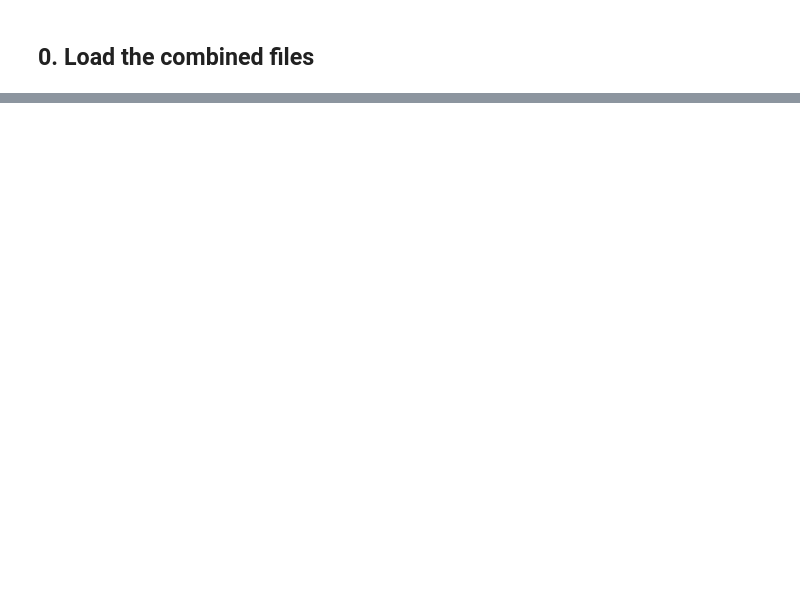
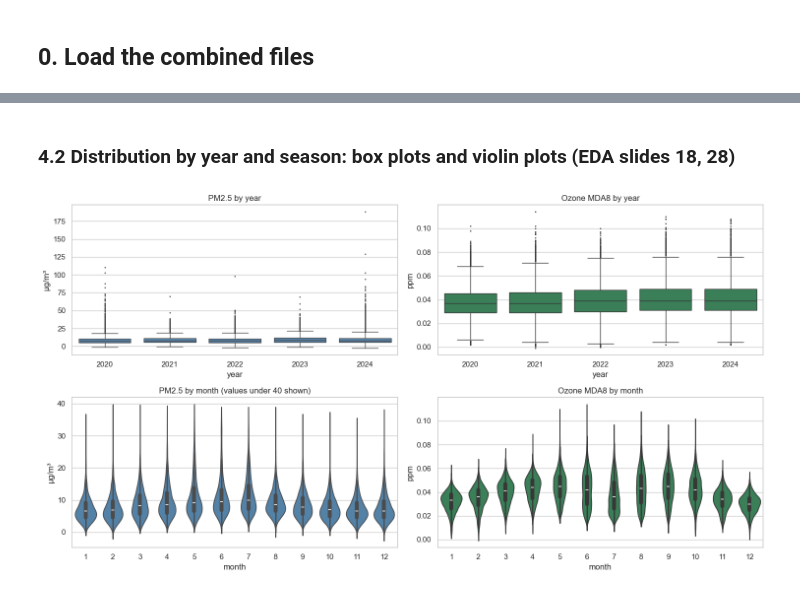
Before and after one commit to Haneenal2/data-mining-, a Jupyter notebook: notebooks/02_data_cleaning.ipynb, the cells around one changed output, grey strips where cells are left out. Cells and saved outputs as stored; diff of their text form; code cells hidden in the pictures; blank space fills up the shorter version.

```diff
--- a/notebooks/02_data_cleaning.ipynb
+++ b/notebooks/02_data_cleaning.ipynb
@@ -387,0 +423,20 @@ The original EPA files, the Texas filtered files and the combined files were not
+# %% [markdown]
+### 4.2 Distribution by year and season: box plots and violin plots (EDA slides 18, 28)
+# %%
+pm_clean["month"] = pd.to_datetime(pm_clean["date_local"]).dt.month
+oz_clean["month"] = pd.to_datetime(oz_clean["date_local"]).dt.month
+
+fig, axes = plt.subplots(2, 2, figsize=(15, 8))
+sns.boxplot(data=pm_clean, x="year", y="pm25_ugm3", ax=axes[0, 0], fliersize=1, color="steelblue")
+axes[0, 0].set_title("PM2.5 by year"); axes[0, 0].set_ylabel("µg/m³")
+sns.boxplot(data=oz_clean, x="year", y="ozone_mda8_ppm", ax=axes[0, 1], fliersize=1, color="seagreen")
+axes[0, 1].set_title("Ozone MDA8 by year"); axes[0, 1].set_ylabel("ppm")
+sns.violinplot(data=pm_clean[pm_clean["pm25_ugm3"] < 40], x="month", y="pm25_ugm3", ax=axes[1, 0],
+               color="steelblue", cut=0)
+axes[1, 0].set_title("PM2.5 by month (values under 40 shown)"); axes[1, 0].set_ylabel("µg/m³")
+sns.violinplot(data=oz_clean, x="month", y="ozone_mda8_ppm", ax=axes[1, 1], color="seagreen", cut=0)
+axes[1, 1].set_title("Ozone MDA8 by month"); axes[1, 1].set_ylabel("ppm")
+plt.tight_layout()
+plt.show()
+# %% [output]
+[figure, added]
```
Also changed, not shown: parts of 101 cells of this notebook, 2 other files.
